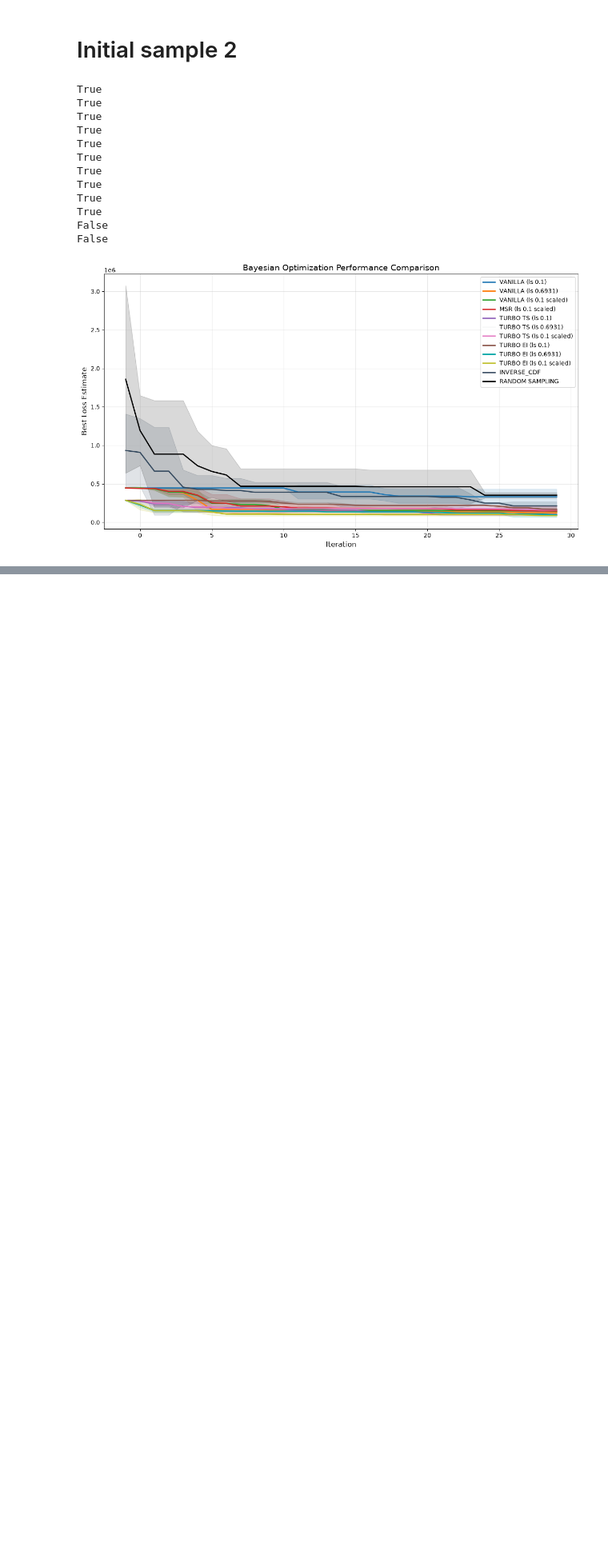
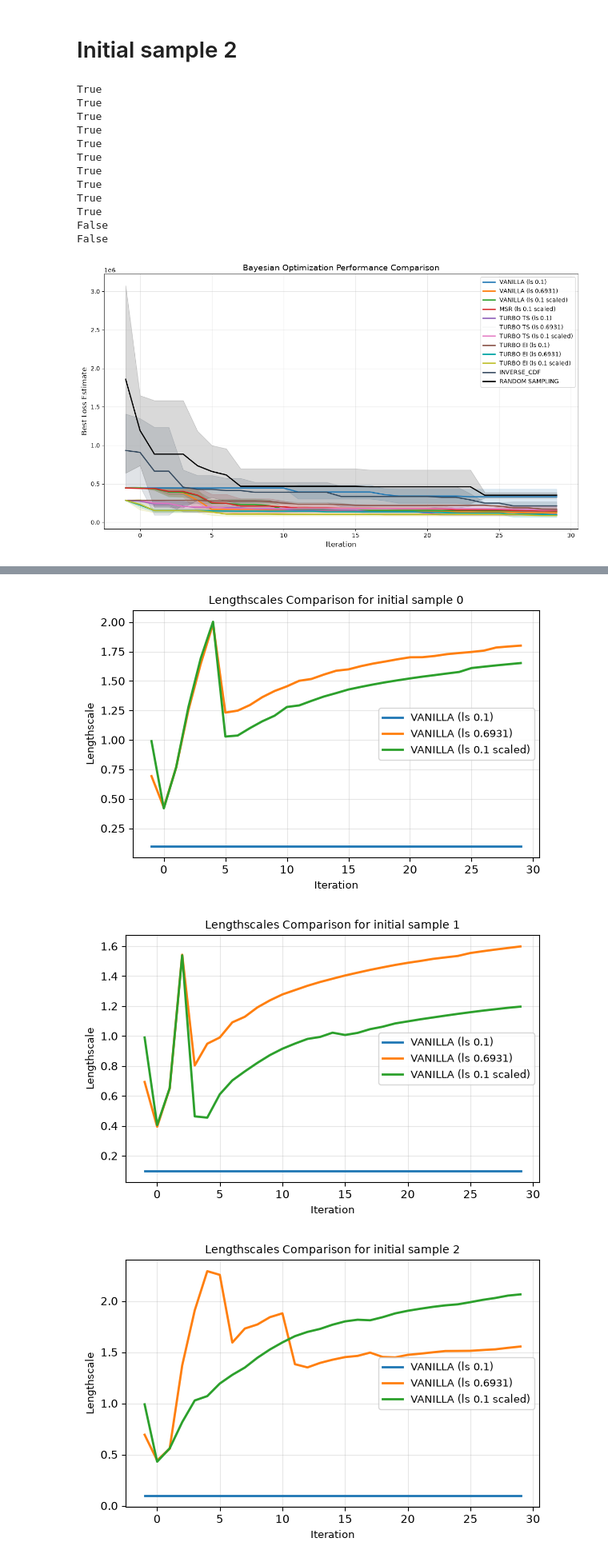
Before and after one commit to soheil-housni/Bayesian-Optimization-for-Traffic-Signal-Green-Time-Calibration, a Jupyter notebook: plots.ipynb, the cells around one changed output, grey strips where cells are left out. Shown at 80% size. Cells and saved outputs as stored; diff of their text form; code cells hidden in the pictures; blank space fills up the shorter version.

```diff
--- a/plots.ipynb
+++ b/plots.ipynb
@@ -456,0 +690,66 @@ plt.plot(np.arange(5,68),1/(1+np.arange(5,68)))
+# %%
+versions=["VANILLA (ls 0.1)",
+          "VANILLA (ls 0.6931)",
+          "VANILLA (ls 0.1 scaled)",
+          ]
+
+paths=[
+    "./hp_logs/hp_dict_VANILLA_ls_0.1",
+    "./hp_logs/hp_dict_VANILLA_ls_0.6931",
+    "./hp_logs/hp_dict_VANILLA_ls_0.1scaled",
+
+]
+
+colors = [
+    "#1f77b4",  # blue
+    "#ff7f0e",  # orange
+    "#2ca02c",  # green
+]
+
+
+
+
+
+def plot_lengthscales(version, path, color, isid):
+    all_ls_arrays=[]
+    for rs in range(3):
+        hp_dict=torch.load(f"{path}_is{isid}_restart0.pt",weights_only=False)
+        lengthscale_array=torch.tensor(hp_dict["lengthscale"]).numpy()
+        all_ls_arrays.append(lengthscale_array)
+    agg_ls_arrays_mean=np.mean(all_ls_arrays,axis=0)
+    agg_ls_arrays_std=np.std(all_ls_arrays,axis=0)
+    plt.plot(
+        np.arange(-1,30),
+        agg_ls_arrays_mean,
+        color=color,
+        label=version,
+        linewidth=2
+    )
+
+    plt.fill_between(
+        np.arange(-1,30),
+        (agg_ls_arrays_mean -  agg_ls_arrays_std),
+        (agg_ls_arrays_mean +  agg_ls_arrays_std),
+        color=color,
+        alpha=0.15
+    )
+
+
+for isid in range(3):
+
+    plt.figure(figsize=(6, 4))
+
+    for version, path, color in zip(versions, paths, colors):
+        plot_lengthscales(version, path, color,isid)
+
+    plt.xlabel("Iteration", fontsize=9)
+    plt.ylabel("Lengthscale", fontsize=9)
+    plt.title(f"Lengthscales Comparison for initial sample {isid}", fontsize=10)
+    plt.legend(fontsize=9)
+    plt.grid(alpha=0.3)
+    plt.tight_layout()
+    plt.show()
+# %% [output]
+[figure, added]
+[figure, added]
+[figure, added]
```
Also changed, not shown: parts of 13 cells of this notebook, 3 other files.
